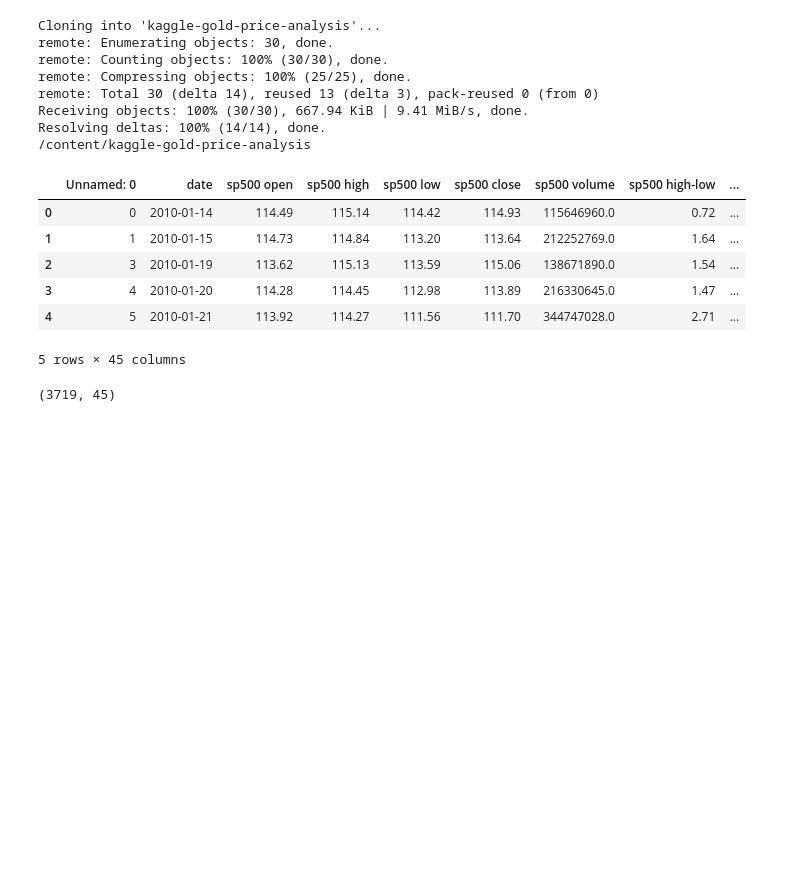
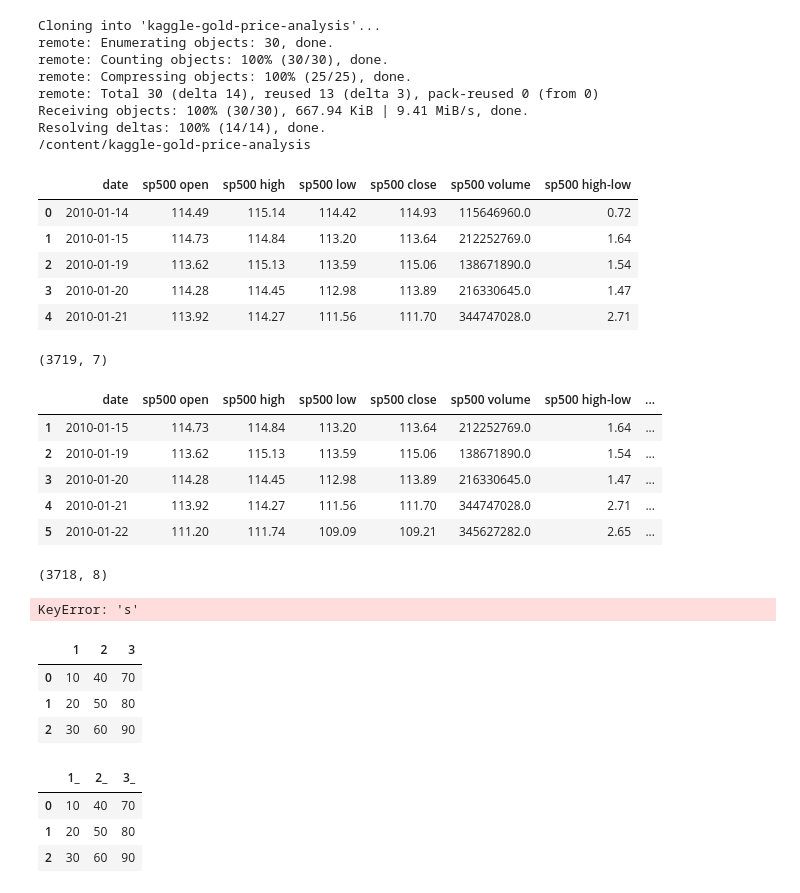
Before and after one commit to luck058/kaggle-gold-price-analysis, a Jupyter notebook: model_1_kaggle_gold_price_analysis.ipynb, the cells around one changed output. Cells and saved outputs as stored; diff of their text form; code cells hidden in the pictures; blank space fills up the shorter version.

Commit message:
get_lookback implementation (not working)

```diff
--- a/model_1_kaggle_gold_price_analysis.ipynb
+++ b/model_1_kaggle_gold_price_analysis.ipynb
@@ -19,17 +20,31 @@ Resolving deltas: 100% (14/14), done.
 # %%
 df = pd.read_csv('financial_regression_cleaned.csv')
 
+# Only care about sp500
+df = df[['date', 'sp500 open', 'sp500 high', 'sp500 low', 'sp500 close', 'sp500 volume', 'sp500 high-low']].reset_index(drop=True)
+
 display(df.head())
 print(df.shape)
-
-# Only care about sp500
-df = df[['date', 'sp500 open', 'sp500 high', 'sp500 low', 'sp500 close', 'sp500 volume', 'sp500 high-low']].reset_index(drop=True)
 # %% [output]
-|  | Unnamed: 0 | date | sp500 open | sp500 high | sp500 low | sp500 close | sp500 volume | sp500 high-low | ... |
-| 0 | 0 | 2010-01-14 | 114.49 | 115.14 | 114.42 | 114.93 | 115646960.0 | 0.72 | ... |
-| 1 | 1 | 2010-01-15 | 114.73 | 114.84 | 113.20 | 113.64 | 212252769.0 | 1.64 | ... |
-| 2 | 3 | 2010-01-19 | 113.62 | 115.13 | 113.59 | 115.06 | 138671890.0 | 1.54 | ... |
-| 3 | 4 | 2010-01-20 | 114.28 | 114.45 | 112.98 | 113.89 | 216330645.0 | 1.47 | ... |
-| 4 | 5 | 2010-01-21 | 113.92 | 114.27 | 111.56 | 111.70 | 344747028.0 | 2.71 | ... |
+|  | date | sp500 open | sp500 high | sp500 low | sp500 close | sp500 volume | sp500 high-low |
+| 0 | 2010-01-14 | 114.49 | 115.14 | 114.42 | 114.93 | 115646960.0 | 0.72 |
+| 1 | 2010-01-15 | 114.73 | 114.84 | 113.20 | 113.64 | 212252769.0 | 1.64 |
+| 2 | 2010-01-19 | 113.62 | 115.13 | 113.59 | 115.06 | 138671890.0 | 1.54 |
+| 3 | 2010-01-20 | 114.28 | 114.45 | 112.98 | 113.89 | 216330645.0 | 1.47 |
+| 4 | 2010-01-21 | 113.92 | 114.27 | 111.56 | 111.70 | 344747028.0 | 2.71 |
-5 rows × 45 columns
+(3719, 7)
-(3719, 45)
+# %%
+df["sp500 close diff"] = df["sp500 close"].diff()
+
+df = df.drop(df.index[0])
+
+display(df.head())
+print(df.shape)
+# %% [output]
+|  | date | sp500 open | sp500 high | sp500 low | sp500 close | sp500 volume | sp500 high-low | ... |
+| 1 | 2010-01-15 | 114.73 | 114.84 | 113.20 | 113.64 | 212252769.0 | 1.64 | ... |
+| 2 | 2010-01-19 | 113.62 | 115.13 | 113.59 | 115.06 | 138671890.0 | 1.54 | ... |
+| 3 | 2010-01-20 | 114.28 | 114.45 | 112.98 | 113.89 | 216330645.0 | 1.47 | ... |
+| 4 | 2010-01-21 | 113.92 | 114.27 | 111.56 | 111.70 | 344747028.0 | 2.71 | ... |
+| 5 | 2010-01-22 | 111.20 | 111.74 | 109.09 | 109.21 | 345627282.0 | 2.65 | ... |
+(3718, 8)
@@ -35,0 +70,23 @@ df = df[['date', 'sp500 open', 'sp500 high', 'sp500 low', 'sp500 close', 'sp500
+# %%
+for df2 in get_lookback(df[:10], "sp500 close diff", "sp500 close diff", 3):
+    display(df2)
+
+# pd.DataFrame(get_lookback(df, "sp500 close diff", "sp500 close diff", 3))
+# %% [output]
+KeyError: 's'
+# %%
+df = pd.DataFrame({'1': [10, 20, 30], '2': [40, 50, 60], '3': [70, 80, 90]})
+display(df)
+# %% [output]
+|  | 1 | 2 | 3 |
+| 0 | 10 | 40 | 70 |
+| 1 | 20 | 50 | 80 |
+| 2 | 30 | 60 | 90 |
+# %%
+df.columns = df.columns.map(lambda x: str(x) + '_')
+display(df)
+# %% [output]
+|  | 1_ | 2_ | 3_ |
+| 0 | 10 | 40 | 70 |
+| 1 | 20 | 50 | 80 |
+| 2 | 30 | 60 | 90 |
```
Also changed, not shown: parts of 2 cells of this notebook.
